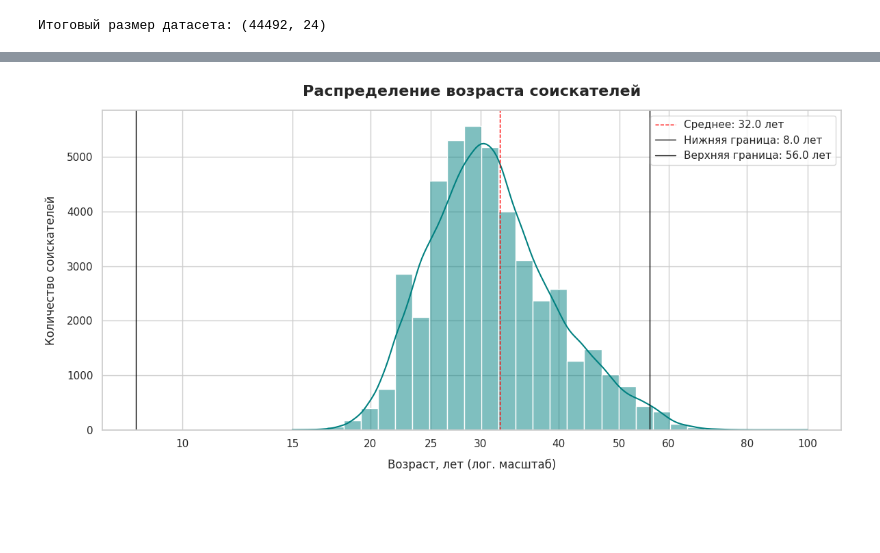
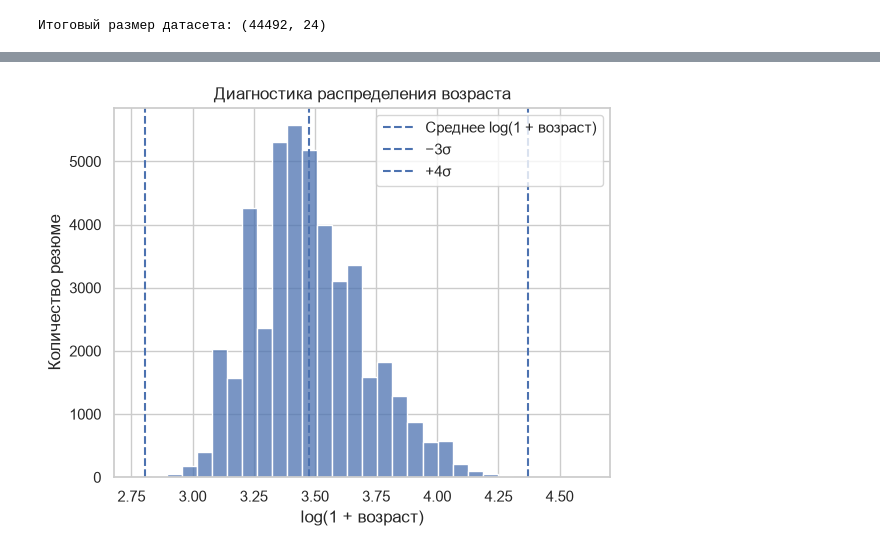
Before and after one commit to rostovcevartem209/hh_database, a Jupyter notebook: hh_database_project.ipynb, the cells around one changed output, grey strips where cells are left out. Cells and saved outputs as stored; diff of their text form; code cells hidden in the pictures; blank space fills up the shorter version.

```diff
--- a/hh_database_project.ipynb
+++ b/hh_database_project.ipynb
@@ -22,3 +26,3 @@ Mounted at /content/drive
 # %%
-hh_database = pd.read_csv('/content/drive/MyDrive/hh_database.csv', sep = ';')
+hh_database = pd.read_csv(RESUMES_PATH, sep=';')
 # %% [markdown]
@@ -407,5 +254,5 @@ hh_database_copy.head(3)
 # %%
-currency = pd.read_csv('/content/drive/MyDrive/ExchangeRates.csv', sep = ',')
+currency = pd.read_csv(RATES_PATH)
 # %%
 def get_sum(info):
   sum = info.split()[0]
@@ -988,8 +808,5 @@ print(f'Итоговый размер датасета: {df_clean.shape}')
 # %%
-df_clean['Опыт работы (лет)'] = (df_clean['Опыт работы (месяц)']/12).round(1)
-
-fake = df_clean[df_clean['Возраст']<df_clean['Опыт работы (лет)']]
-df_clean = df_clean.drop(fake.index, axis=0)
-
-print(f'Итоговый размер датасета: {df_clean.shape}')
+inconsistent = df_clean['Опыт работы (месяц)'] > df_clean['Возраст'] * 12
+print(f'Строк с опытом больше возраста: {inconsistent.sum()}')
+df_clean = df_clean.loc[~inconsistent].copy()
 # %% [output]
@@ -1006,59 +818,16 @@ print(f'Итоговый размер датасета: {df_clean.shape}')
 # %%
-sns.set_theme(style='whitegrid')
-plt.figure(figsize=(12,6))
-
-#вычисление границ трёх сигм
-mu = df_clean['Возраст'].mean()
-sigma = df_clean['Возраст'].std()
-lower_bound = mu - 3*sigma
-upper_bound = mu + 3*sigma
-
-ax = sns.histplot(
-    data = df_clean,
-    x='Возраст',
-    log_scale=True,
-    bins=30,
-    color='teal',
-    kde=True
-)
-
-#понятная цена деления для оси X
-ticks = [10, 15, 20, 25, 30, 40, 50, 60, 80, 100]
-ax.set_xticks(ticks)
-ax.set_xticklabels([str(t) for t in ticks])
-
-ax.axvline(mu,
-           color='red',
-           lw=1,
-           linestyle = '--',
-           label = f'Среднее: {mu.round()} лет')
-
-ax.axvline(lower_bound,
-           color='black',
-           lw=1,
-           label = f'Нижняя граница: {lower_bound.round()} лет')
-
-ax.axvline(upper_bound,
-           color='black',
-           lw=1,
-           label = f'Верхняя граница: {upper_bound.round()} лет')
-
-plt.title('Распределение возраста соискателей',
-          fontsize=16,
-          fontweight='bold',
-          pad=15)
-
-plt.xlabel('Возраст, лет (лог. масштаб)',
-           fontsize=12,
-           labelpad=10)
-
-plt.ylabel('Количество соискателей',
-           fontsize=12,
-           labelpad=10)
-
+age = df_clean['Возраст']
+if not age.gt(0).all():
+    raise ValueError('Возраст должен быть положительным.')
+log_age = np.log1p(age)
+mu, sigma = log_age.mean(), log_age.std()
+lower, upper = mu - 3 * sigma, mu + 4 * sigma
+ax = sns.histplot(log_age, bins=30)
+for value, label in [(mu, 'Среднее log(1 + возраст)'), (lower, '−3σ'), (upper, '+4σ')]:
+    ax.axvline(value, linestyle='--', label=label)
+ax.set(xlabel='log(1 + возраст)', ylabel='Количество резюме', title='Диагностика распределения возраста')
 ax.legend()
-plt.tight_layout()
 plt.show()
 # %% [output]
-[figure, old version]
+[figure, new version]
 # %% [markdown]
```
Also changed, not shown: parts of 71 cells of this notebook, 16 other files.
